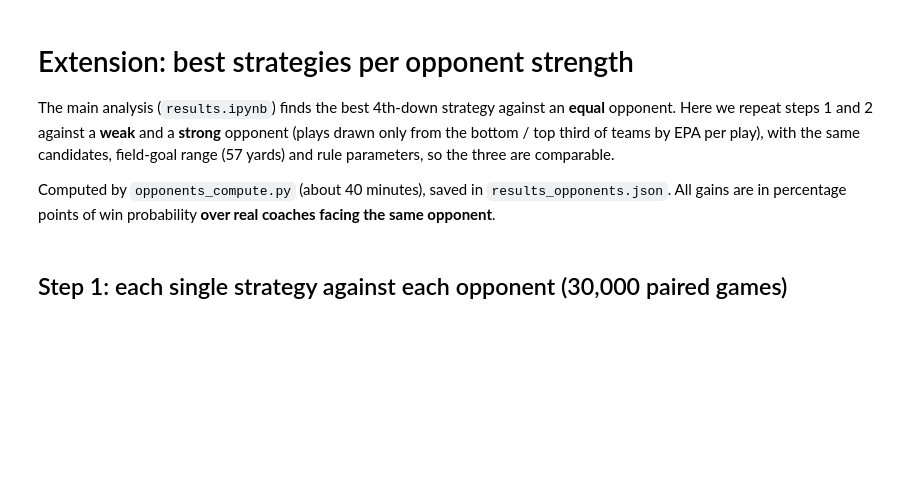
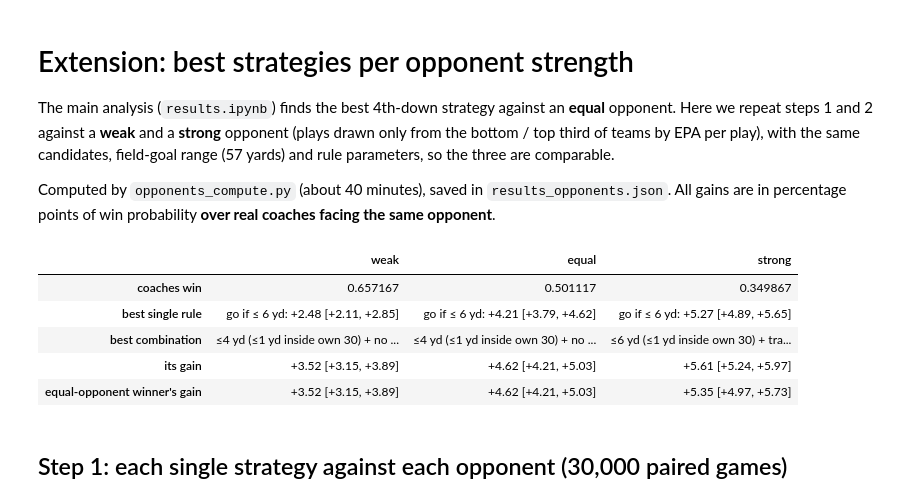
Before and after one commit to eirikur7/nfl4thdown, a Jupyter notebook: opponents.ipynb, the cells around one changed output. Drawn from its saved outputs; the diff is of its cells as text; code cells hidden in the pictures; blank space fills up the shorter version.

```diff
--- a/opponents.ipynb
+++ b/opponents.ipynb
@@ -6,23 +6,30 @@ Computed by `opponents_compute.py` (about 40 minutes), saved in `results_opponen
 # %%
 import pandas as pd
 import model as M
 import plots_opponents as PO
 
 r = M.load_results("results_opponents.json")
 OPPS = PO.OPPS
 
 def row(o):
     f = r[f"{o}/final"]
     single = f.loc[f"Best single rule (X = {r[f'{o}/best_x']})"]
     best, eq = f.loc[r[f"{o}/best_name"]], f.loc[r[f"{o}/equal_winner"]]
-    return {"coaches win": f.loc["1. Real coaches", "p̂"],
+    return {"coaches win": r[f"{o}/singles"].loc["1. Real coaches", "p̂"],
             "best single rule": f"go if ≤ {r[f'{o}/best_x']} yd: {single['diff (pp)']:+.2f} [{single['diff lower']:+.2f}, {single['diff upper']:+.2f}]",
             "best combination": r[f"{o}/best_name"],
             "its gain": f"{best['diff (pp)']:+.2f} [{best['diff lower']:+.2f}, {best['diff upper']:+.2f}]",
             "equal-opponent winner's gain": f"{eq['diff (pp)']:+.2f} [{eq['diff lower']:+.2f}, {eq['diff upper']:+.2f}]"}
 
 pd.set_option("display.max_colwidth", None)
 pd.DataFrame({o: row(o) for o in OPPS})
+# %% [output]
+|  | weak | equal | strong |
+| coaches win | 0.657167 | 0.501117 | 0.349867 |
+| best single rule | go if ≤ 6 yd: +2.48 [+2.11, +2.85] | go if ≤ 6 yd: +4.21 [+3.79, +4.62] | go if ≤ 6 yd: +5.27 [+4.89, +5.65] |
+| best combination | ≤4 yd (≤1 yd inside own 30) + no ... | ≤4 yd (≤1 yd inside own 30) + no ... | ≤6 yd (≤1 yd inside own 30) + tra... |
+| its gain | +3.52 [+3.15, +3.89] | +4.62 [+4.21, +5.03] | +5.61 [+5.24, +5.97] |
+| equal-opponent winner's gain | +3.52 [+3.15, +3.89] | +4.62 [+4.21, +5.03] | +5.35 [+4.97, +5.73] |
 # %% [markdown]
 ## Step 1: each single strategy against each opponent (30,000 paired games)
 # %%
```
Also changed, not shown: parts of 6 cells of this notebook, 5 other files.
